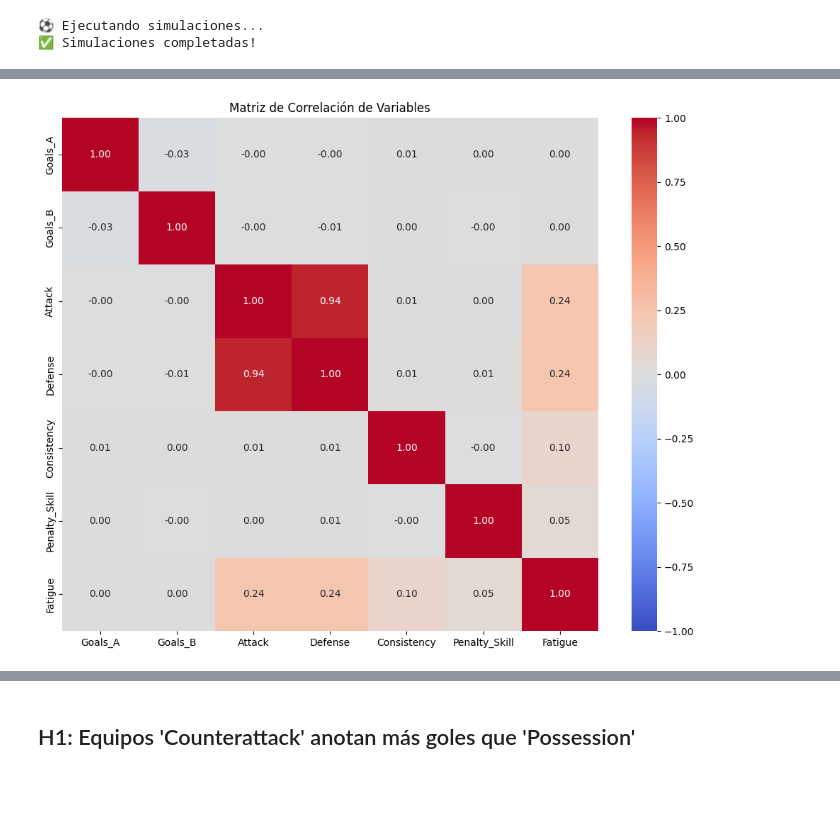
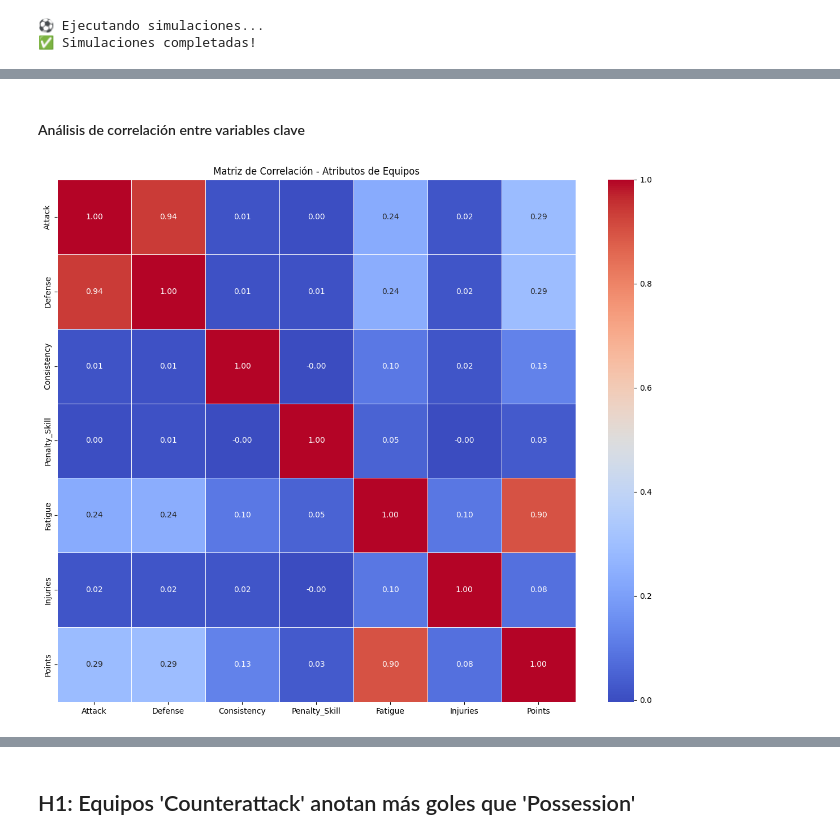
Before and after one commit to kmy-cyber/Football-simulation-DE, a Jupyter notebook: TournamentSimulation.ipynb, the cells around one changed output, grey strips where cells are left out. Drawn from its saved outputs; the diff is of its cells as text; code cells hidden in the pictures; blank space fills up the shorter version.

```diff
--- a/TournamentSimulation.ipynb
+++ b/TournamentSimulation.ipynb
@@ -9,8 +11,12 @@ from scipy import stats
 from soccer_sim import Team, Tournament
 
 np.random.seed(42)
+
 N_SIMULATIONS = 1000
 BASE_STRENGTH = 75
+FATIGUE_EFFECT = 0.04
+INJURY_PROB = 0.03
+GROUP_SIZE = 4
 # %% [markdown]
 ## Ejecución de Simulaciones
 # %%
@@ -22,9 +28,9 @@ def run_simulations(n_simulations):
         teams = [Team(t.name, t.base_strength) for t in base_teams]
         tournament = Tournament(
             teams,
-            fatigue_effect=0.04,   # +4% fatiga por partido
-            injury_prob=0.03,      # 3% probabilidad de lesión
-            group_size=4
+            fatigue_effect=FATIGUE_EFFECT,   # fatiga por partido
+            injury_prob=INJURY_PROB,      # probabilidad de lesión
+            group_size=GROUP_SIZE
         )
         tournament.run()
         all_results.append(tournament.sim_result)
@@ -90,0 +94,3 @@ Los gráficos QQ-Plot nos permiten visualizar qué tan cerca están nuestros dat
+# %%
+team_numeric = team_df.select_dtypes(include=['number']).drop(columns=['Team'], errors='ignore')
+match_numeric = match_df.select_dtypes(include=['number'])
@@ -109,17 +181,11 @@ Analizamos las correlaciones entre las diferentes variables para identificar rel
+# %% [markdown]
+#### Análisis de correlación entre variables clave
 # %%
-# Creamos un DataFrame con todas las variables numéricas
-corr_data = pd.DataFrame()
-for name, data in numeric_data.items():
-    corr_data[name] = data
-
-# Calculamos la matriz de correlación
-correlation_matrix = corr_data.corr()
-
-# Visualizamos la matriz de correlación
-plt.figure(figsize=(10, 8))
-sns.heatmap(correlation_matrix, annot=True, cmap='coolwarm', vmin=-1, vmax=1, fmt='.2f')
-plt.title('Matriz de Correlación de Variables')
+plt.figure(figsize=(12, 10))
+correlation_matrix = team_numeric.corr()
+sns.heatmap(correlation_matrix, annot=True, cmap='coolwarm', fmt='.2f', linewidths=0.5)
+plt.title('Matriz de Correlación - Atributos de Equipos')
 plt.tight_layout()
 plt.show()
 # %% [output]
-[figure, old version]
+[figure, new version]
```
Also changed, not shown: parts of 45 cells of this notebook, 1 other file.
